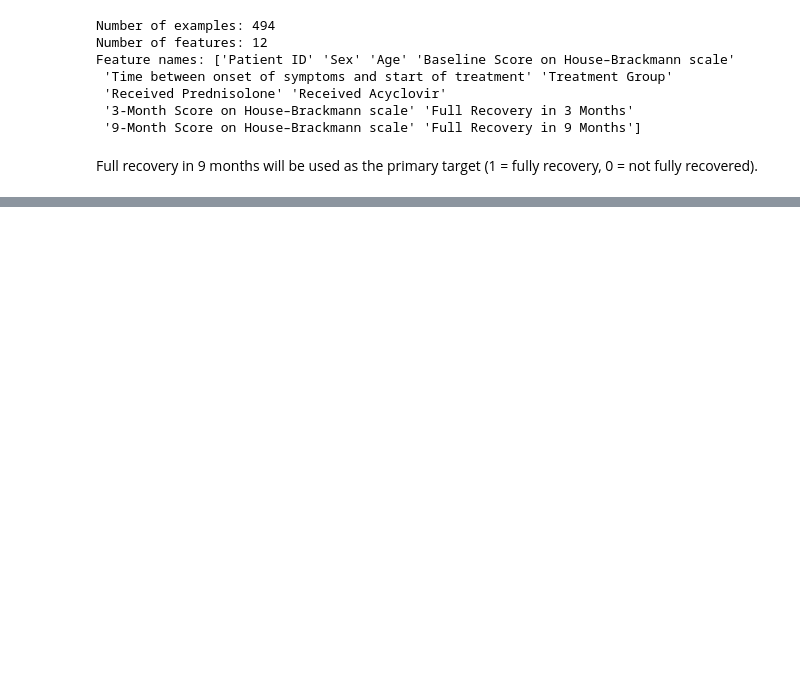
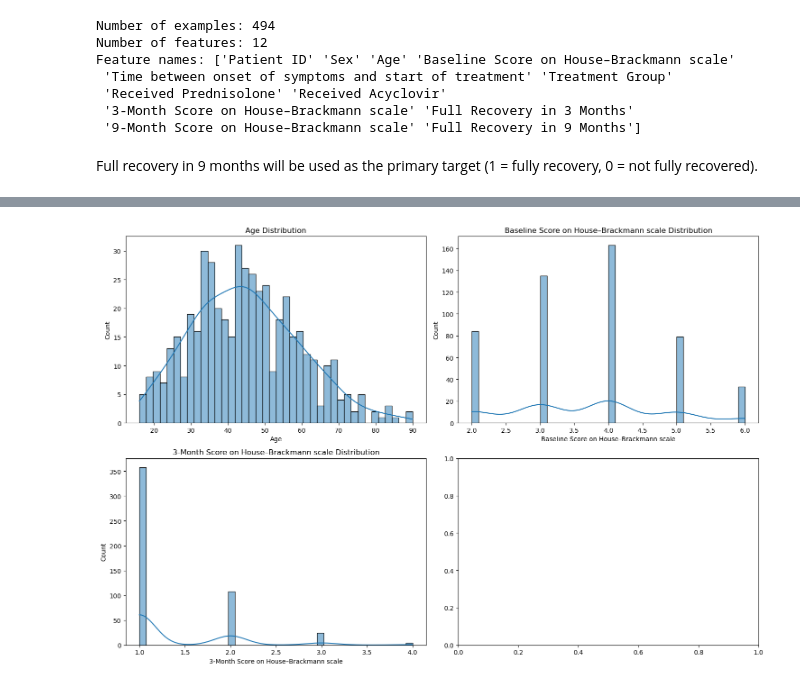
Before and after one commit to lauren-brixey/bells_palsy_trial, a Jupyter notebook: notebooks/bells_palsy_notebook.ipynb, the cells around one changed output, grey strips where cells are left out. Drawn from its saved outputs; the diff is of its cells as text; code cells hidden in the pictures; blank space fills up the shorter version.

```diff
--- a/notebooks/bells_palsy_notebook.ipynb
+++ b/notebooks/bells_palsy_notebook.ipynb
@@ -61,0 +206,15 @@ trial_data['Full Recovery in 9 Months'] = (trial_data['Full Recovery in 9 Months
+# %%
+# Define numerical features.
+numerical_features = list(['Age', 'Baseline Score on House–Brackmann scale',
+                      '3-Month Score on House–Brackmann scale'])
+# %%
+# View distribution of numerical features.
+fig, axes = plt.subplots(2, 2, figsize=(15, 10))
+for col, ax in zip(numerical_features, axes.ravel()):
+
+    sns.histplot(trial_data_fe[col], bins=40, kde=True, ax=ax)
+    ax.set_title(f'{col} Distribution')
+plt.tight_layout()
+plt.show()
+# %% [output]
+[figure, added]
```
Also changed, not shown: parts of 41 cells of this notebook, 2 other files.
